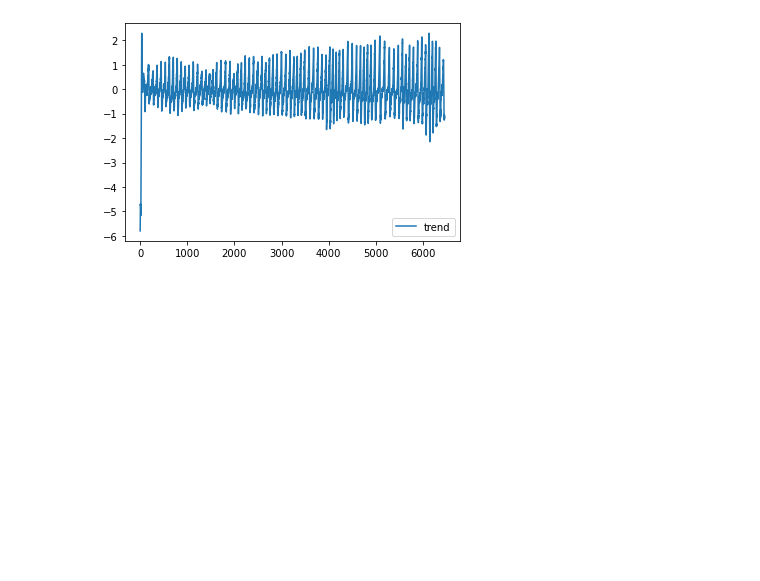
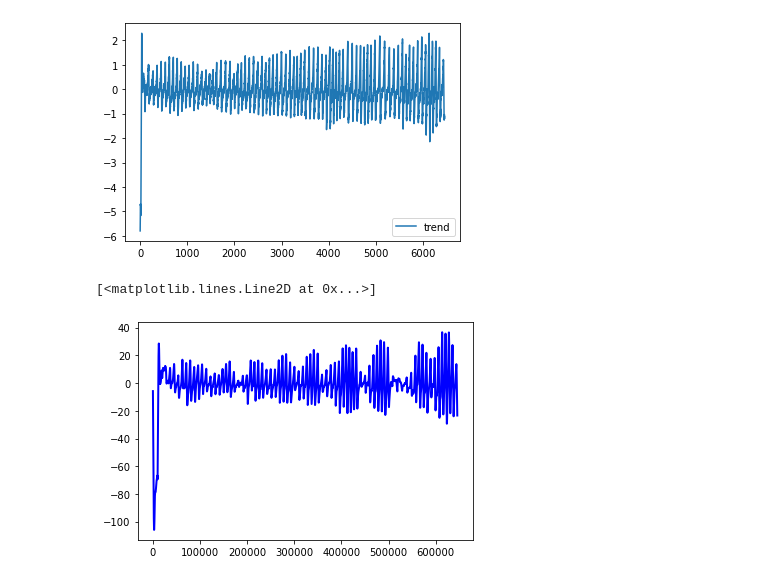
Before and after one commit to Zehao-x/diabetes_classification, a Jupyter notebook: glucose detection.ipynb, the cells around one changed output. Saved outputs shown, nothing was run; the diff lists cells and outputs as text; code cells hidden in the pictures; blank space fills up the shorter version.

```diff
--- a/glucose detection.ipynb
+++ b/glucose detection.ipynb
@@ -110,3 +142,14 @@ detrended_df.plot()
 <AxesSubplot:>
 [figure]
 [figure]
+# %%
+
+from scipy.signal import lfilter
+n = 100  # the larger n is, the smoother curve will be
+b = [100 / n] * n
+a = 1
+y = lfilter(b,a,detrended)
+plt.plot(series.x, y, linewidth=2, linestyle="-", c="b")
+# %% [output]
+[<matplotlib.lines.Line2D at 0x...>]
+[figure, added]
```
Also changed, not shown: parts of 4 cells of this notebook.
